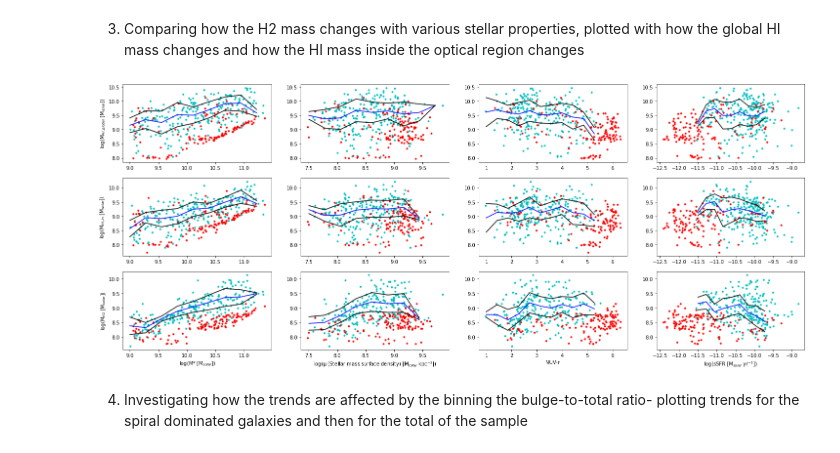
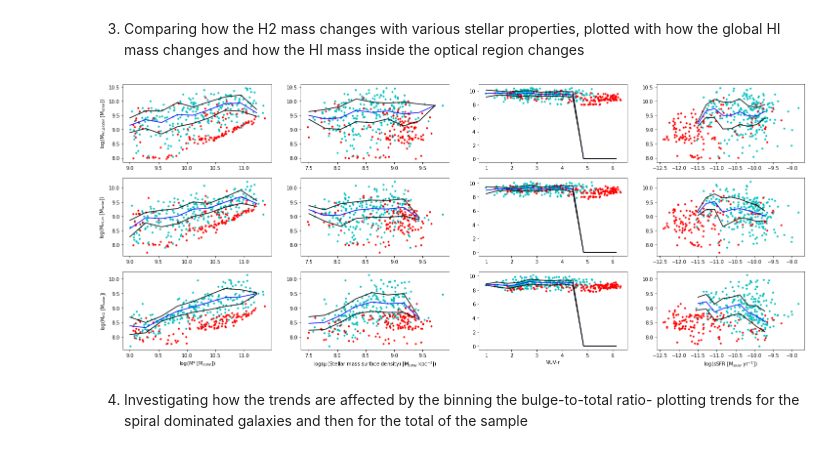
Before and after one commit to Luke-Williams-01/Luke-Williams-01, a Jupyter notebook: ICRARproject2.ipynb, the cells around one changed output. Cells and saved outputs as stored; diff of their text form; code cells hidden in the pictures.

```diff
--- a/ICRARproject2.ipynb
+++ b/ICRARproject2.ipynb
@@ -90,7 +90,6 @@ for i in range(len(H2bins) -1):
   H2MAD1[i] = stats.median_abs_deviation(lgMH2_det[np.where((lgMSTAR_det >= H2bins[i]) & (lgMSTAR_det <= H2bins[i+1]))])
   mH2_1[i] = H2median1[i]
 
-for i in range (len(H2bins2) -1):
   # Median and MAD for H2 of galaxies against SFR
   H2median2[i] = np.median(lgMH2_det[np.where((lgSFRbest_det >= H2bins2[i]) & (lgSFRbest_det <= H2bins2[i+1]))])
   H2MAD2[i] = stats.median_abs_deviation(lgMH2_det[np.where((lgSFRbest_det >= H2bins2[i]) & (lgSFRbest_det <= H2bins2[i+1]))])
@@ -161,19 +160,16 @@ for i in range(len(HIglbins_Mstar) -1):
   HIglMAD_Mstar[i] = stats.median_abs_deviation(lgMHI_gl_det[np.where((lgMSTAR_det >= HIglbins_Mstar[i]) & (lgMSTAR_det <= HIglbins_Mstar[i+1]))])
   MHIgl_Mstar[i] = HIglmedian_Mstar[i]
 
-for i in range (len(HIglbins_NUVr) -1):
   # Median and MAD for the NUV-r graph
   HIglmedian_NUVr[i] = np.median(lgMHI_gl_det[np.where((NUVr_det >= HIglbins_NUVr[i]) & (NUVr_det <= HIglbins_NUVr[i+1]))])
   HIglMAD_NUVr[i] = stats.median_abs_deviation(lgMHI_gl_det[np.where((NUVr_det >= HIglbins_NUVr[i]) & (NUVr_det <= HIglbins_NUVr[i+1]))])
   MHIgl_NUVr[i] = HIglmedian_NUVr[i]
 
-for i in range (len(HIglbins_sSFR) -1):
   # Median and MAD for the sSFR graph
   HIglmedian_sSFR[i] = np.median(lgMHI_gl_det[np.where((lgsSFR_det >= HIglbins_sSFR[i]) & (lgsSFR_det <= HIglbins_sSFR[i+1]))])
   HIglMAD_sSFR[i] = stats.median_abs_deviation(lgMHI_gl_det[np.where((lgsSFR_det >= HIglbins_sSFR[i]) & (lgsSFR_det <= HIglbins_sSFR[i+1]))])
   MHIgl_sSFR[i] = HIglmedian_sSFR[i]
 
-for i in range (len(HIglbins_Must) -1):
   #Median and MAD for the Must graph
   HIglmedian_Must[i] = np.median(lgMHI_gl_det[np.where((lgMuST_det >= HIglbins_Must[i]) & (lgMuST_det <= HIglbins_Must[i+1]))])
   HIglMAD_Must[i] = stats.median_abs_deviation(lgMHI_gl_det[np.where((lgMuST_det >= HIglbins_Must[i]) & (lgMuST_det <= HIglbins_Must[i+1]))])
@@ -224,19 +220,16 @@ for i in range(len(HIinbins_Mstar) -1):
   HIinMAD_Mstar[i] = stats.median_abs_deviation(lgMHI_in_det[np.where((lgMSTAR_det >= HIinbins_Mstar[i]) & (lgMSTAR_det <= HIinbins_Mstar[i+1]))])
   MHIin_Mstar[i] = HIinmedian_Mstar[i]
 
-for i in range (len(HIinbins_NUVr) -1):
   # Median and MAD for the NUV-r graph
   HIinmedian_NUVr[i] = np.median(lgMHI_in_det[np.where((NUVr_det >= HIinbins_NUVr[i]) & (NUVr_det <= HIinbins_NUVr[i+1]))])
   HIinMAD_NUVr[i] = stats.median_abs_deviation(lgMHI_in_det[np.where((NUVr_det >= HIinbins_NUVr[i]) & (NUVr_det <= HIinbins_NUVr[i+1]))])
   MHIin_NUVr[i] = HIinmedian_NUVr[i]
 
-for i in range (len(HIinbins_sSFR) -1):
   # Median and MAD for the sSFR graph
   HIinmedian_sSFR[i] = np.median(lgMHI_in_det[np.where((lgsSFR_det >= HIinbins_sSFR[i]) & (lgsSFR_det <= HIinbins_sSFR[i+1]))])
   HIinMAD_sSFR[i] = stats.median_abs_deviation(lgMHI_in_det[np.where((lgsSFR_det >= HIinbins_sSFR[i]) & (lgsSFR_det <= HIinbins_sSFR[i+1]))])
   MHIin_sSFR[i] = HIinmedian_sSFR[i]
 
-for i in range (len(HIinbins_Must) -1):
   #Median and MAD for the Must graph
   HIinmedian_Must[i] = np.median(lgMHI_in_det[np.where((lgMuST_det >= HIinbins_Must[i]) & (lgMuST_det <= HIinbins_Must[i+1]))])
   HIinMAD_Must[i] = stats.median_abs_deviation(lgMHI_in_det[np.where((lgMuST_det >= HIinbins_Must[i]) & (lgMuST_det <= HIinbins_Must[i+1]))])
@@ -286,19 +279,16 @@ for i in range(len(H2bins_Mstar) -1):
   H2MAD_Mstar[i] = stats.median_abs_deviation(lgMH2_det[np.where((lgMSTAR_det >= H2bins_Mstar[i]) & (lgMSTAR_det <= H2bins_Mstar[i+1]))])
   MH2_Mstar[i] = H2median_Mstar[i]
 
-for i in range (len(H2bins_NUVr) -1):
   # Median and MAD for the NUV-r graph
   H2median_NUVr[i] = np.median(lgMH2_det[np.where((NUVr_det >= H2bins_NUVr[i]) & (NUVr_det <= H2bins_NUVr[i+1]))])
   H2MAD_NUVr[i] = stats.median_abs_deviation(lgMH2_det[np.where((NUVr_det >= H2bins_NUVr[i]) & (NUVr_det <= H2bins_NUVr[i+1]))])
   MH2_NUVr[i] = H2median_NUVr[i]
 
-for i in range (len(H2bins_sSFR) -1):
   # Median and MAD for the sSFR graph
   H2median_sSFR[i] = np.median(lgMH2_det[np.where((lgsSFR_det >= H2bins_sSFR[i]) & (lgsSFR_det <= H2bins_sSFR[i+1]))])
   H2MAD_sSFR[i] = stats.median_abs_deviation(lgMH2_det[np.where((lgsSFR_det >= H2bins_sSFR[i]) & (lgsSFR_det <= H2bins_sSFR[i+1]))])
   MH2_sSFR[i] = H2median_sSFR[i]
 
-for i in range (len(H2bins_Must) -1):
   #Median and MAD for the Must graph
   H2median_Must[i] = np.median(lgMH2_det[np.where((lgMuST_det >= H2bins_Must[i]) & (lgMuST_det <= H2bins_Must[i+1]))])
   H2MAD_Must[i] = stats.median_abs_deviation(lgMH2_det[np.where((lgMuST_det >= H2bins_Must[i]) & (lgMuST_det <= H2bins_Must[i+1]))])
@@ -339,9 +329,9 @@ plt.plot(HIglbins_Must[:-1], HIglnMAD_Must[:-1], 'k-')
 plt.subplot(3,4,3)
 plt.plot(NUVr_det, lgMHI_gl_det, 'c.')
 plt.plot(NUVr_ndet, lgMHI_gl_ndet, 'r.')
-plt.plot(HIglbins_NUVr[:-1], MHIgl_NUVr[:-1], 'b-')
-plt.plot(HIglbins_NUVr[:-1], HIglpMAD_NUVr[:-1], 'k-')
-plt.plot(HIglbins_NUVr[:-1], HIglnMAD_NUVr[:-1], 'k-')
+plt.plot(HIglbins_NUVr[:-2], MHIgl_NUVr[:-2], 'b-')
+plt.plot(HIglbins_NUVr[:-2], HIglpMAD_NUVr[:-2], 'k-')
+plt.plot(HIglbins_NUVr[:-2], HIglnMAD_NUVr[:-2], 'k-')
 # MHI(global) against sSFR
 plt.subplot(3,4,4)
 plt.plot(lgsSFR_det, lgMHI_gl_det, 'c.')
@@ -370,9 +360,9 @@ plt.plot(HIinbins_Must[:-2], HIinnMAD_Must[:-2], 'k-')
 plt.subplot(3,4,7)
 plt.plot(NUVr_det, lgMHI_in_det, 'c.')
 plt.plot(NUVr_ndet, lgMHI_in_ndet, 'r.')
-plt.plot(HIinbins_NUVr[:-1], MHIin_NUVr[:-1], 'b-')
-plt.plot(HIinbins_NUVr[:-1], HIinpMAD_NUVr[:-1], 'k-')
-plt.plot(HIinbins_NUVr[:-1], HIinnMAD_NUVr[:-1], 'k-')
+plt.plot(HIinbins_NUVr[:-2], MHIin_NUVr[:-2], 'b-')
+plt.plot(HIinbins_NUVr[:-2], HIinpMAD_NUVr[:-2], 'k-')
+plt.plot(HIinbins_NUVr[:-2], HIinnMAD_NUVr[:-2], 'k-')
 # HI(in) against sSFR
 plt.subplot(3,4,8)
 plt.plot(lgsSFR_det, lgMHI_in_det, 'c.')
@@ -386,37 +376,37 @@ plt.plot(HIinbins_sSFR[:-1], HIinnMAD_sSFR[:-1], 'k-')
 plt.subplot(3,4,9)
 plt.plot(lgMSTAR_det, lgMH2_det, 'c.')
 plt.plot(lgMSTAR_ndet, limlgMH2_ndet, 'r.')
 plt.plot(H2bins_Mstar[:-1], MH2_Mstar[:-1], 'b-')
 plt.plot(H2bins_Mstar[:-1], H2pMAD_Mstar[:-1], 'k-')
 plt.plot(H2bins_Mstar[:-1], H2nMAD_Mstar[:-1], 'k-')
 plt.ylabel('log(M$_{H2}$ [M$_{solar}$])')
 plt.xlabel('log(M* [M$_{solar}$])')
 # H2 against stellar surface density
 plt.subplot(3,4,10)
 plt.plot(lgMuST_det, lgMH2_det, 'c.')
 plt.plot(lgMuST_ndet, limlgMH2_ndet, 'r.')
 plt.plot(H2bins_Must[:-2], MH2_Must[:-2], 'b-')
 plt.plot(H2bins_Must[:-2], H2pMAD_Must[:-2], 'k-')
 plt.plot(H2bins_Must[:-2], H2nMAD_Must[:-2], 'k-')
 plt.xlabel('log(μ (Stellar mass surface density) [M$_{solar}$ kpc$^{-2}$])')
 # H2 against NUVr
 plt.subplot(3,4,11)
 plt.plot(NUVr_det, lgMH2_det, 'c.')
 plt.plot(NUVr_ndet, limlgMH2_ndet, 'r.')
-plt.plot(H2bins_NUVr[:-1], MH2_NUVr[:-1], 'b-')
-plt.plot(H2bins_NUVr[:-1], H2pMAD_NUVr[:-1], 'k-')
-plt.plot(H2bins_NUVr[:-1], H2nMAD_NUVr[:-1], 'k-')
+plt.plot(H2bins_NUVr[:-2], MH2_NUVr[:-2], 'b-')
+plt.plot(H2bins_NUVr[:-2], H2pMAD_NUVr[:-2], 'k-')
+plt.plot(H2bins_NUVr[:-2], H2nMAD_NUVr[:-2], 'k-')
 plt.xlabel('NUV-r')
 # H2 against sSFR
 plt.subplot(3,4,12)
 plt.plot(lgsSFR_det, lgMH2_det, 'c.')
 plt.plot(lgsSFR_ndet, limlgMH2_ndet, 'r.')
 plt.plot(H2bins_sSFR[:-1], MH2_sSFR[:-1], 'b-')
 plt.plot(H2bins_sSFR[:-1], H2pMAD_sSFR[:-1], 'k-')
 plt.plot(H2bins_sSFR[:-1], H2nMAD_sSFR[:-1], 'k-')
 plt.xlabel('log(sSFR [M$_{solar}$ yr$^{-1}$])');
 # %% [output]
-[figure, old version]
+[figure, new version]
 # %% [markdown]
 4) Investigating how the trends are affected by the binning the bulge-to-total ratio- plotting trends for the spiral dominated galaxies and then for the total of the sample
 # %%
```
Also changed, not shown: parts of 8 cells of this notebook.
